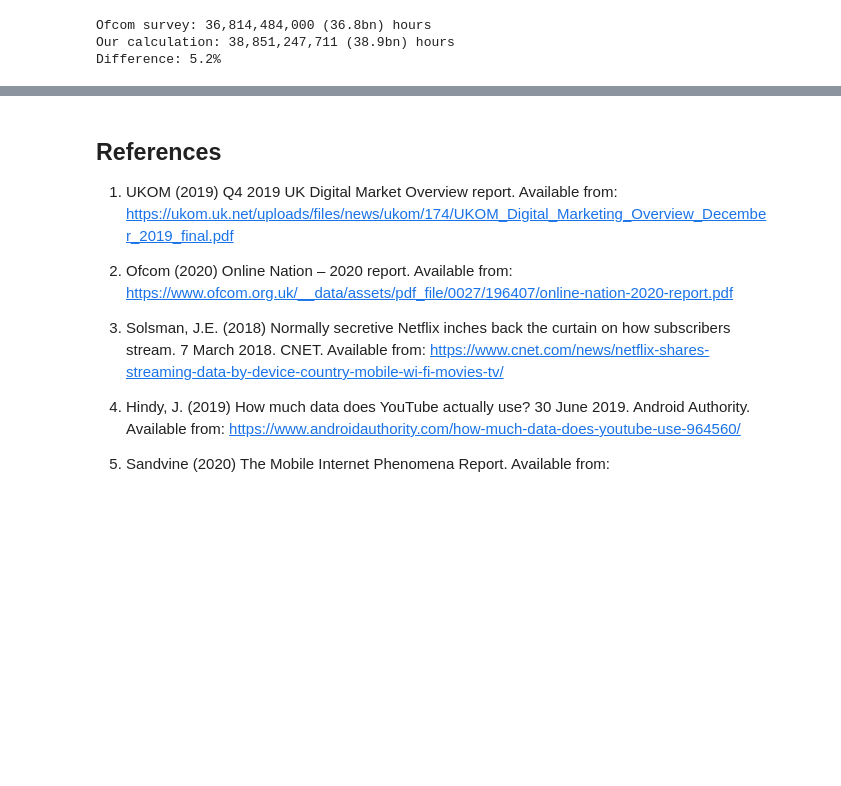
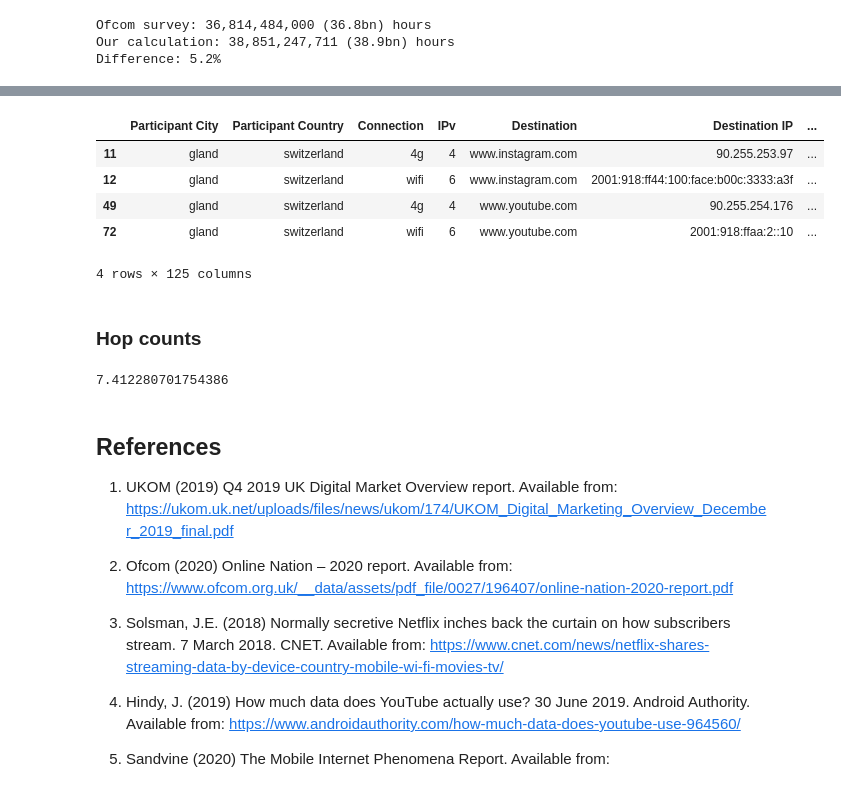
Before and after one commit to davidmytton/paper-video-streaming-network-energy, a Jupyter notebook: model/model.ipynb, the cells around one changed output, grey strips where cells are left out. Drawn from its saved outputs; the diff is of its cells as text; code cells hidden in the pictures; blank space fills up the shorter version.

```diff
--- a/model/model.ipynb
+++ b/model/model.ipynb
@@ -233,3 +249,18 @@ Difference: 5.2%
+# %%
+traceroutes = pd.read_csv('../traceroute-samples/traceroute-samples.csv')
+# %% [output]
+|  | Participant City | Participant Country | Connection | IPv | Destination | Destination IP | ... |
+| 11 | gland | switzerland | 4g | 4 | www.instagram.com | 90.255.253.97 | ... |
+| 12 | gland | switzerland | wifi | 6 | www.instagram.com | 2001:918:ff44:100:face:b00c:3333:a3f | ... |
+| 49 | gland | switzerland | 4g | 4 | www.youtube.com | 90.255.254.176 | ... |
+| 72 | gland | switzerland | wifi | 6 | www.youtube.com | 2001:918:ffaa:2::10 | ... |
+4 rows × 125 columns
+# %% [markdown]
+### Hop counts
+# %%
+traceroutes['Trace Hop Count'].mean(skipna=True)
+# %% [output]
+7.412280701754386
 # %% [markdown]
 ## References
 
```
Also changed, not shown: parts of 2 cells of this notebook, 2 other files.
